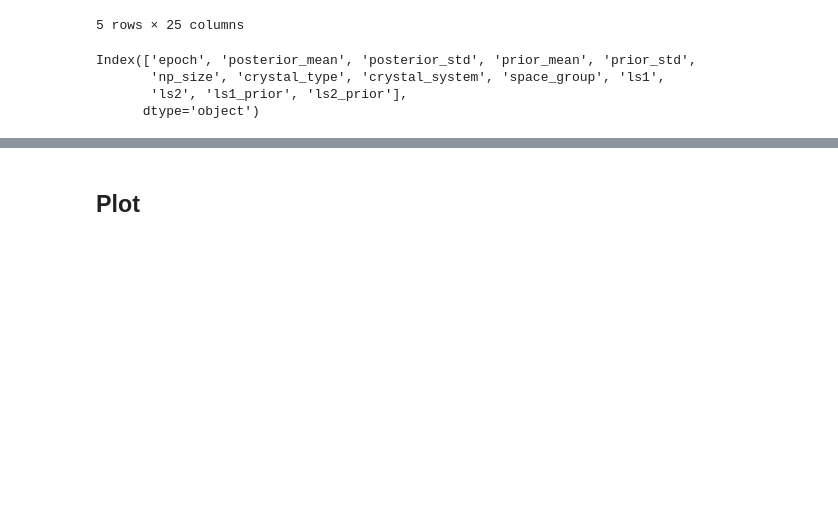
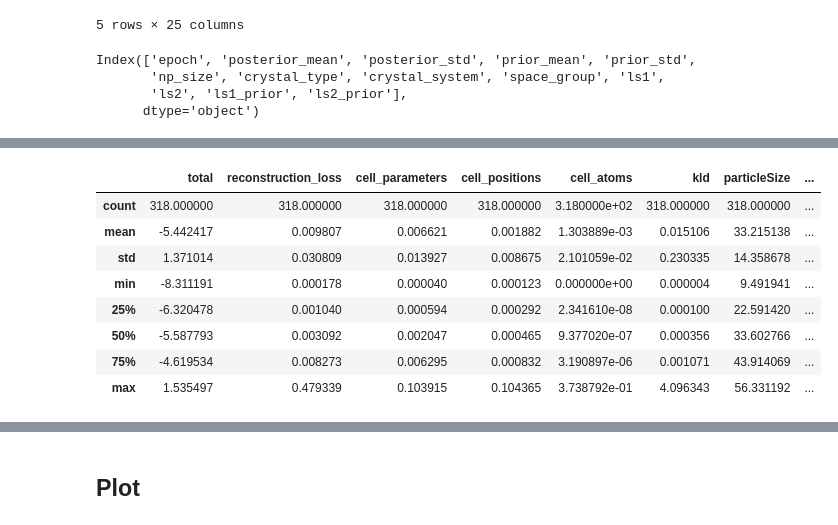
Before and after one commit to UlrikFriisJensen/ToSCA, a Jupyter notebook: plotting_notebook.ipynb, the cells around one changed output, grey strips where cells are left out. Saved outputs shown, nothing was run; the diff lists cells and outputs as text; code cells hidden in the pictures; blank space fills up the shorter version.

```diff
--- a/plotting_notebook.ipynb
+++ b/plotting_notebook.ipynb
@@ -242,0 +270,12 @@ Index(['epoch', 'posterior_mean', 'posterior_std', 'prior_mean', 'prior_std',
+# %%
+df_combined.describe()
+# %% [output]
+|  | total | reconstruction_loss | cell_parameters | cell_positions | cell_atoms | kld | particleSize | ... |
+| count | 318.000000 | 318.000000 | 318.000000 | 318.000000 | 3.180000e+02 | 318.000000 | 318.000000 | ... |
+| mean | -5.442417 | 0.009807 | 0.006621 | 0.001882 | 1.303889e-03 | 0.015106 | 33.215138 | ... |
+| std | 1.371014 | 0.030809 | 0.013927 | 0.008675 | 2.101059e-02 | 0.230335 | 14.358678 | ... |
+| min | -8.311191 | 0.000178 | 0.000040 | 0.000123 | 0.000000e+00 | 0.000004 | 9.491941 | ... |
+| 25% | -6.320478 | 0.001040 | 0.000594 | 0.000292 | 2.341610e-08 | 0.000100 | 22.591420 | ... |
+| 50% | -5.587793 | 0.003092 | 0.002047 | 0.000465 | 9.377020e-07 | 0.000356 | 33.602766 | ... |
+| 75% | -4.619534 | 0.008273 | 0.006295 | 0.000832 | 3.190897e-06 | 0.001071 | 43.914069 | ... |
+| max | 1.535497 | 0.479339 | 0.103915 | 0.104365 | 3.738792e-01 | 4.096343 | 56.331192 | ... |
```
Also changed, not shown: parts of 25 cells of this notebook, 1 other file.
